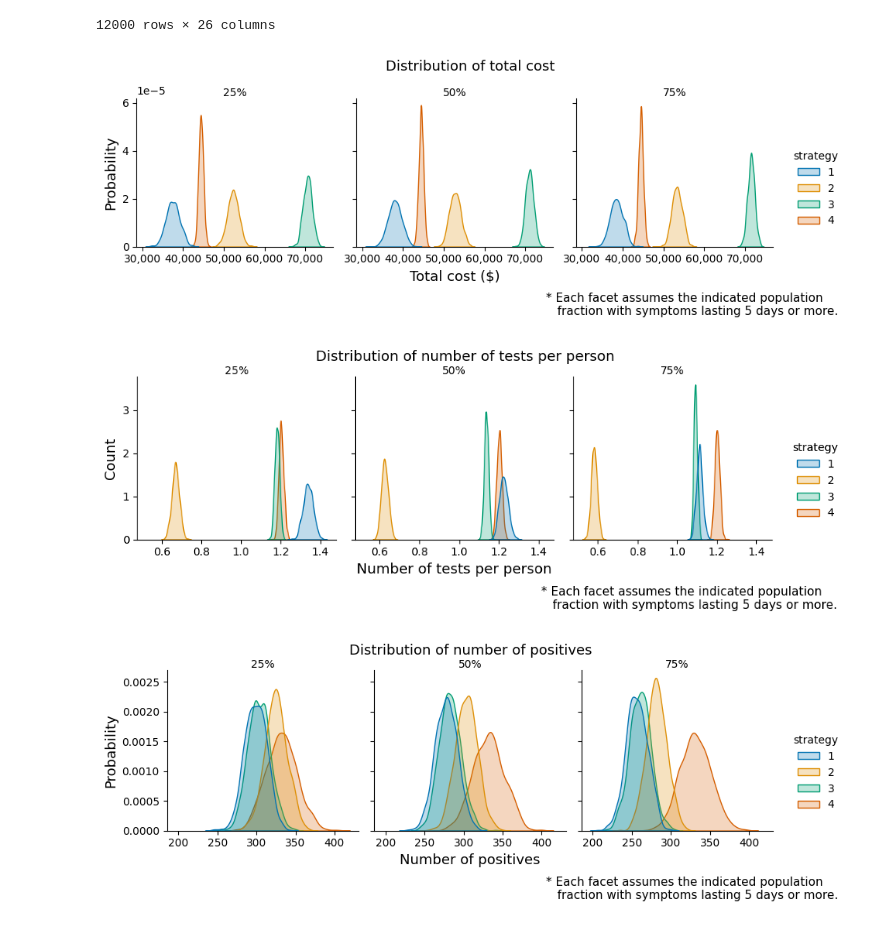
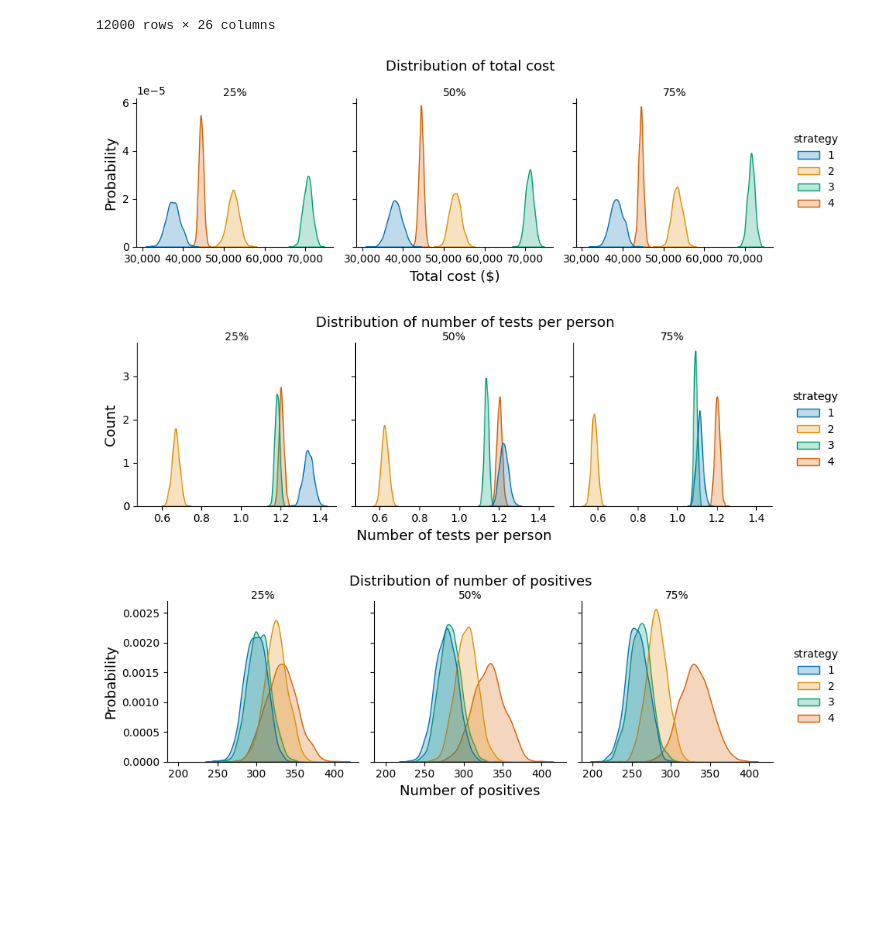
Before and after one commit to maikol-solis/Paper-COVID-MLTriage-CR2021, a Jupyter notebook: d_plots_and_tables.ipynb, the cells around one changed output. Saved outputs shown, nothing was run; the diff lists cells and outputs as text; code cells hidden in the pictures; blank space fills up the shorter version.

Commit message:
fix: final plots

```diff
--- a/d_plots_and_tables.ipynb
+++ b/d_plots_and_tables.ipynb
@@ -79,7 +81,8 @@ df_strategy_1 = pd.read_pickle(filepath_or_buffer="data/df_strategy_1.pkl")
 df_strategy_2 = pd.read_pickle(filepath_or_buffer="data/df_strategy_2.pkl")
 df_strategy_3 = pd.read_pickle(filepath_or_buffer="data/df_strategy_3.pkl")
 df_strategy_4 = pd.read_pickle(filepath_or_buffer="data/df_strategy_4.pkl")
-df_all = pd.concat([df_strategy_1, df_strategy_2, df_strategy_3, df_strategy_4])
+df_all = pd.concat([df_strategy_1, df_strategy_2,
+                   df_strategy_3, df_strategy_4])
 # %%
 plot(df=df_strategy_1)
 # %% [output]
@@ -135,42 +138,42 @@ g = sns.displot(
     palette="colorblind",
     height=3,
     aspect=1,
 )
 
 # plt.axvline(x=1000 * 100, linestyle="--", color="red", linewidth=2)
 # g.map(vertical_mean_line, variable)
 # # g.refline(x=df[variable].mean(), color="blue", lw=3)
 # g.refline(x=1000 * 100, color=None, linewidth=3)
 # plt.xscale("log")
 
 g.set_titles("{col_name:.0%}", pad=2)
 # g.set_titles("{col_name}: {col_var:.0%}", pad=2)
 
 g.set_axis_labels("Total Cost", "Probability", fontsize=13)
 for ax in g.axes.flat:
     ax.xaxis.set_major_formatter(ticker.StrMethodFormatter("{x:,.0f}"))
 
 g.fig.suptitle("Distribution of total cost", y=1.0005, fontsize=13)
 g.axes[0, 0].set_xlabel("")
 g.axes[0, 1].set_xlabel("Total cost ($)", fontsize=13)
 g.axes[0, 2].set_xlabel("")
-g.fig.text(
-    0.6,
-    -0.1,
-    """* Each facet assumes the indicated population
-   fraction with symptoms lasting 5 days or more.""",
-    ha="left",
-    fontsize=11,
-)
+# g.fig.text(
+#     0.6,
+#     -0.1,
+#     """* Each facet assumes the indicated population
+#    fraction with symptoms lasting 5 days or more.""",
+#     ha="left",
+#     fontsize=11,
+# )
 
 
 # So that axis show
 # plt.tight_layout()
 
 plt.savefig("img/hist_total_cost_strategies.pdf")
 plt.show()
 # %% [output]
-[figure, old version]
+[figure, new version]
 # %%
 # g.map(vertical_mean_line, "total_cost")
 
@@ -203,28 +206,30 @@ g.set(
 # # g.refline(x=df[variable].mean(), color="blue", lw=3)
 # g.refline(x=1000 * 100, color=None, linewidth=3)
 # plt.xscale("log")
-g.set_titles("{col_name:.0%}", pad=2, fontsize=13)  # use this argument literally
+# use this argument literally
+g.set_titles("{col_name:.0%}", pad=2, fontsize=13)
 g.set_axis_labels("Number of tests per person", "Count", fontsize=13)
-g.fig.suptitle("Distribution of number of tests per person", y=1.0005, fontsize=13)
+g.fig.suptitle("Distribution of number of tests per person",
+               y=1.0005, fontsize=13)
 g.axes[0, 0].set_xlabel("")
 g.axes[0, 1].set_xlabel("Number of tests per person")
 g.axes[0, 2].set_xlabel("")
 
-g.fig.text(
-    0.6,
-    -0.1,
-    """* Each facet assumes the indicated population
-   fraction with symptoms lasting 5 days or more.""",
-    ha="left",
-    fontsize=11,
-)
+# g.fig.text(
+#     0.6,
+#     -0.1,
+#     """* Each facet assumes the indicated population
+#    fraction with symptoms lasting 5 days or more.""",
+#     ha="left",
+#     fontsize=11,
+# )
 
 # So that axis show
 # plt.tight_layout()
 plt.savefig("img/hist_test_per_person_strategies.pdf")
 plt.show()
 # %% [output]
-[figure, old version]
+[figure, new version]
 # %%
 # g.map(vertical_mean_line, "total_cost")
 
@@ -261,21 +266,21 @@ g.axes[0, 0].set_xlabel("")
 g.axes[0, 1].set_xlabel("Number of positives")
 g.axes[0, 2].set_xlabel("")
 
-g.fig.text(
-    0.6,
-    -0.1,
-    """* Each facet assumes the indicated population
-   fraction with symptoms lasting 5 days or more.""",
-    ha="left",
-    fontsize=11,
-)
+# g.fig.text(
+#     0.6,
+#     -0.1,
+#     """* Each facet assumes the indicated population
+#    fraction with symptoms lasting 5 days or more.""",
+#     ha="left",
+#     fontsize=11,
+# )
 
 # So that axis show
 # plt.tight_layout()
 plt.savefig("img/hist_positives_strategies.pdf")
 plt.show()
 # %% [output]
-[figure, old version]
+[figure, new version]
 # %%
 g = sns.displot(
     df_all,
```
Also changed, not shown: parts of 2 cells of this notebook, 4 other files.
